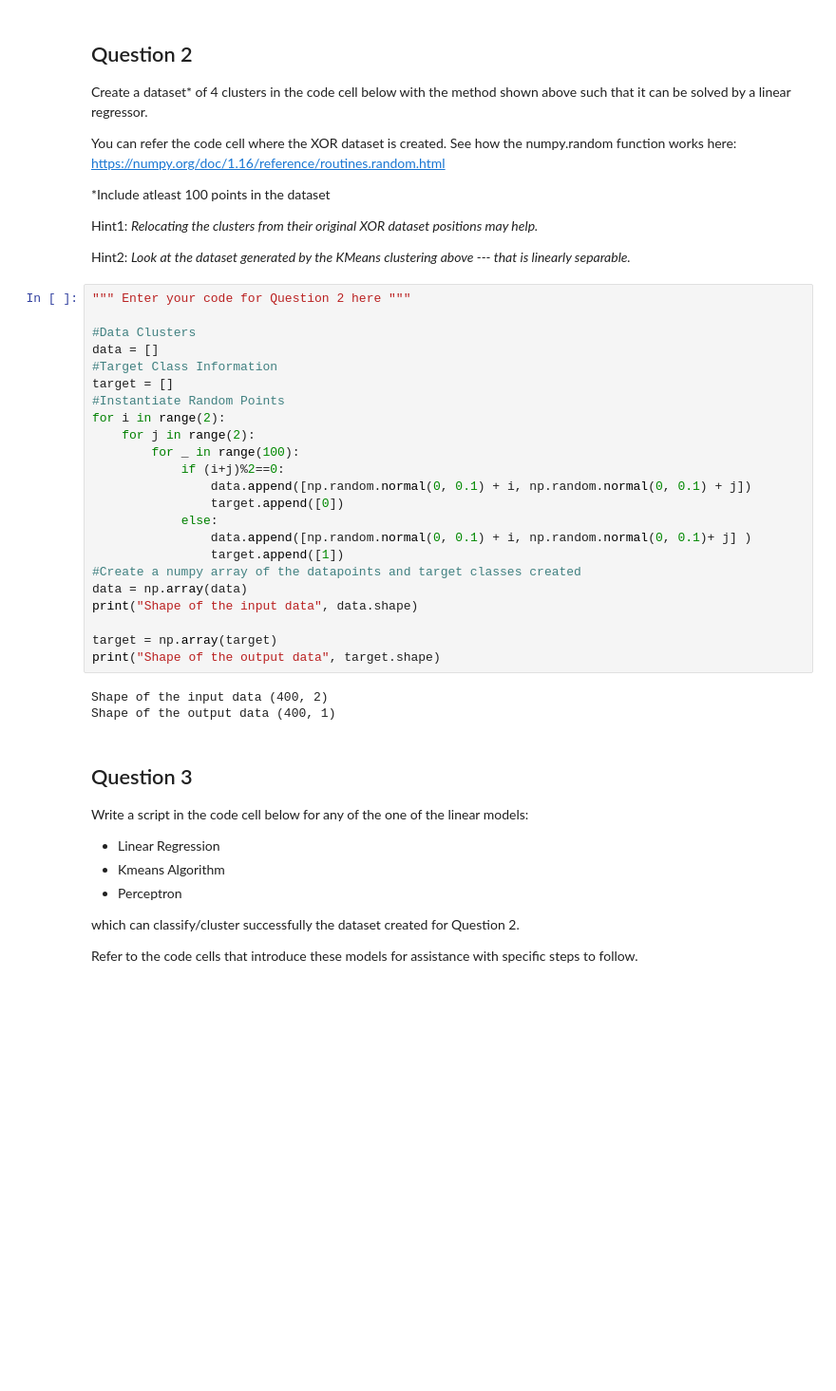
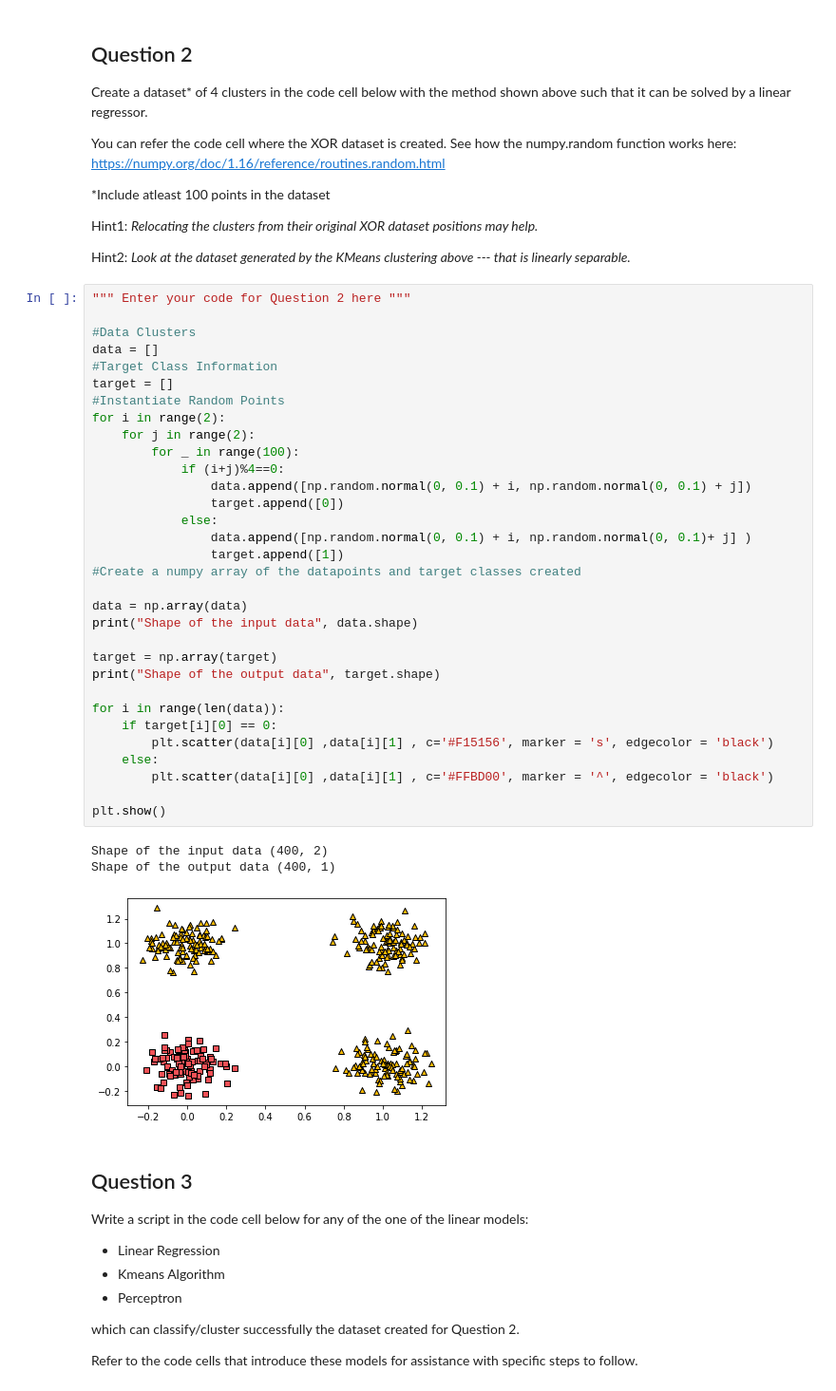
Before and after one commit to MostafaOkaz/FutureMakers2022, a Jupyter notebook: Day_3_Intro_to_Deep_Learning_MO.ipynb, the cells around one changed output. Shown at 95% size. Cells and saved outputs as stored; diff of their text form; blank space fills up the shorter version.

```diff
--- a/Day_3_Intro_to_Deep_Learning_MO.ipynb
+++ b/Day_3_Intro_to_Deep_Learning_MO.ipynb
@@ -238,29 +238,39 @@ Hint2: *Look at the dataset generated by the KMeans clustering above --- that is
 # %%
 """ Enter your code for Question 2 here """
 
 #Data Clusters
 data = []
 #Target Class Information
 target = []
 #Instantiate Random Points
 for i in range(2):
     for j in range(2):
         for _ in range(100):
-            if (i+j)%2==0:
+            if (i+j)%4==0:
                 data.append([np.random.normal(0, 0.1) + i, np.random.normal(0, 0.1) + j])
                 target.append([0])
             else:
                 data.append([np.random.normal(0, 0.1) + i, np.random.normal(0, 0.1)+ j] )
                 target.append([1])
 #Create a numpy array of the datapoints and target classes created
+
 data = np.array(data)
 print("Shape of the input data", data.shape)
 
 target = np.array(target)
 print("Shape of the output data", target.shape)
+
+for i in range(len(data)):
+    if target[i][0] == 0:
+        plt.scatter(data[i][0] ,data[i][1] , c='#F15156', marker = 's', edgecolor = 'black')
+    else:
+        plt.scatter(data[i][0] ,data[i][1] , c='#FFBD00', marker = '^', edgecolor = 'black')
+
+plt.show()
 # %% [output]
 Shape of the input data (400, 2)
 Shape of the output data (400, 1)
+[figure, added]
 # %% [markdown]
 ## Question 3
 Write a script in the code cell below for any of the one of the linear models:
```
Also changed, not shown: parts of 14 cells of this notebook.
